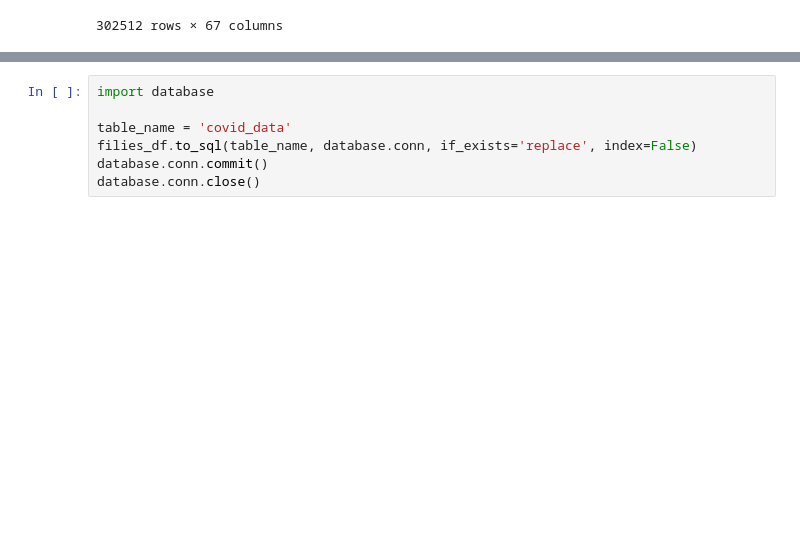
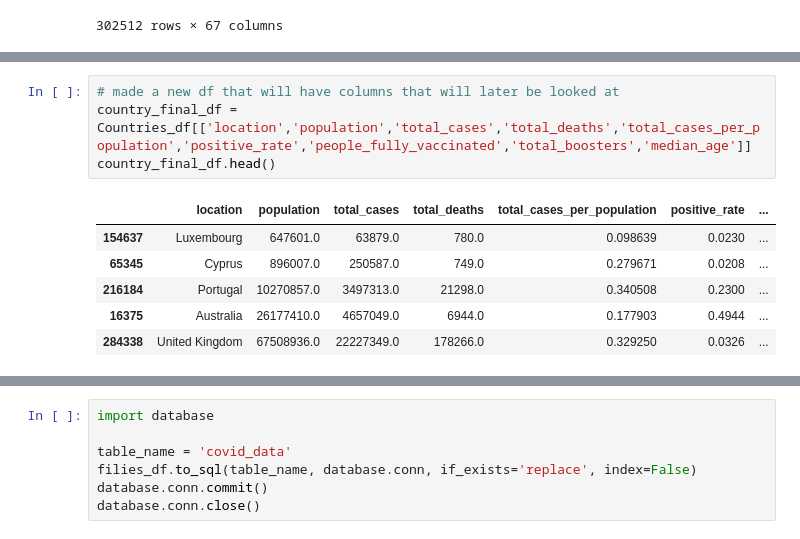
Before and after one commit to Murtatha381/Project-3, a Jupyter notebook: jupyter_database.ipynb, the cells around one changed output, grey strips where cells are left out. Drawn from its saved outputs; the diff is of its cells as text; blank space fills up the shorter version.

```diff
--- a/jupyter_database.ipynb
+++ b/jupyter_database.ipynb
@@ -40,0 +93,11 @@ filies_df
+# %%
+# made a new df that will have columns that will later be looked at
+country_final_df = Countries_df[['location','population','total_cases','total_deaths','total_cases_per_population','positive_rate','people_fully_vaccinated','total_boosters','median_age']]
+country_final_df.head()
+# %% [output]
+|  | location | population | total_cases | total_deaths | total_cases_per_population | positive_rate | ... |
+| 154637 | Luxembourg | 647601.0 | 63879.0 | 780.0 | 0.098639 | 0.0230 | ... |
+| 65345 | Cyprus | 896007.0 | 250587.0 | 749.0 | 0.279671 | 0.0208 | ... |
+| 216184 | Portugal | 10270857.0 | 3497313.0 | 21298.0 | 0.340508 | 0.2300 | ... |
+| 16375 | Australia | 26177410.0 | 4657049.0 | 6944.0 | 0.177903 | 0.4944 | ... |
+| 284338 | United Kingdom | 67508936.0 | 22227349.0 | 178266.0 | 0.329250 | 0.0326 | ... |
```
Also changed, not shown: parts of 11 cells of this notebook.
